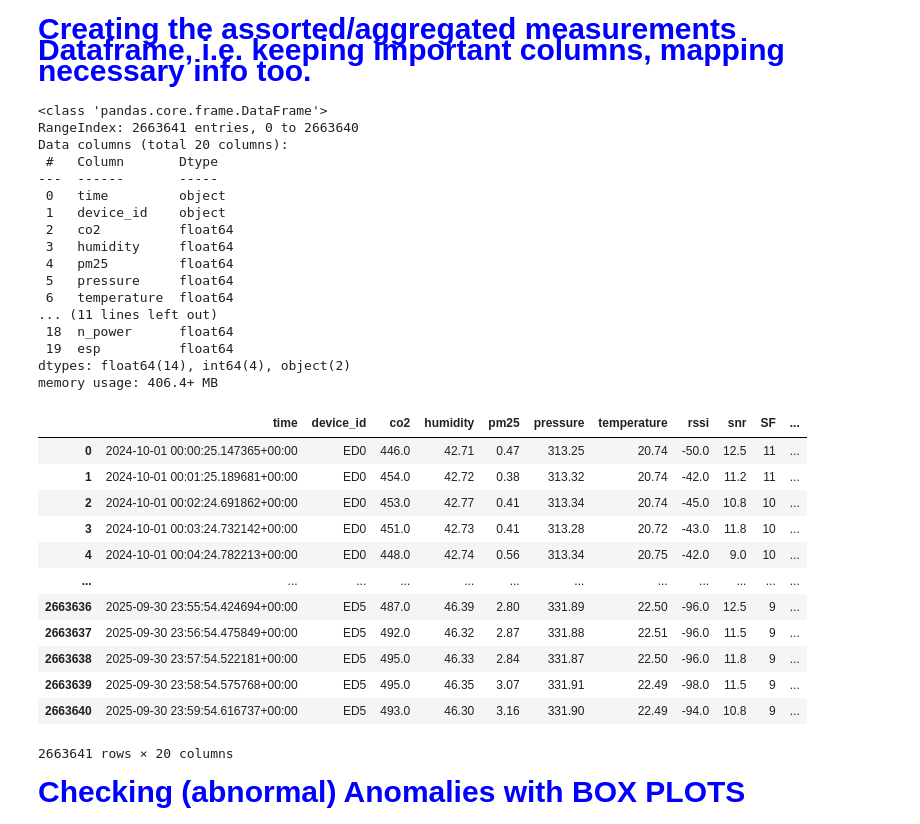
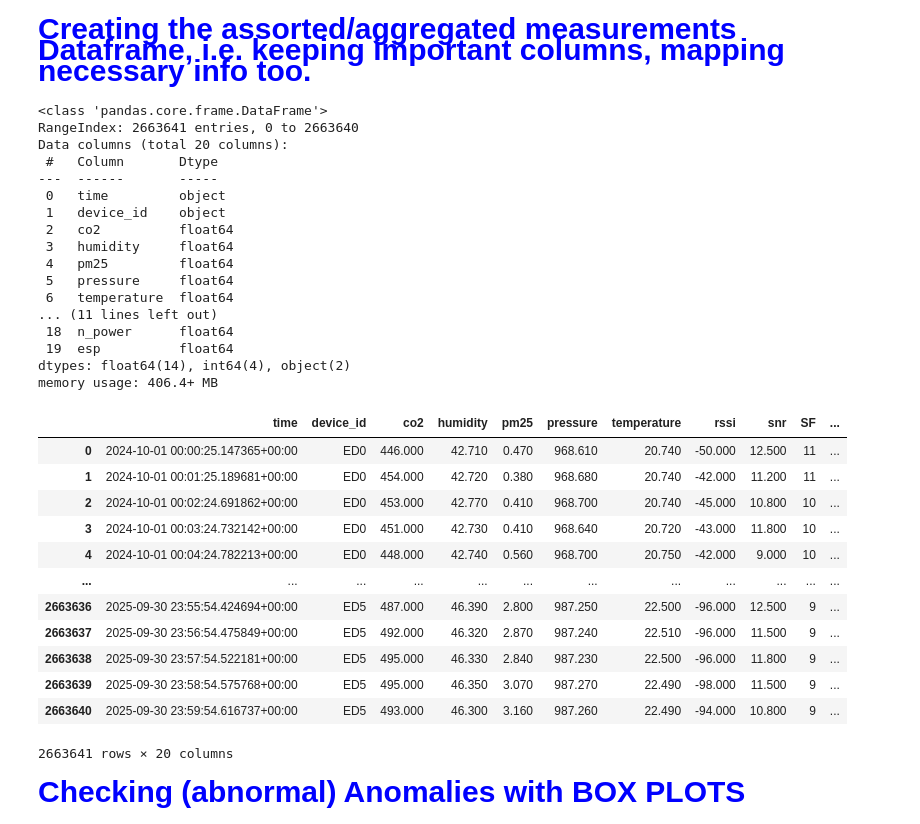
Before and after one commit to nahshonmokua/LoRaWAN-Indoor-PathLoss-Dataset-IEEEACCESS, a Jupyter notebook: 03_Exploratory Data Analysis.ipynb, the cells around one changed output. Drawn from its saved outputs; the diff is of its cells as text; code cells hidden in the pictures.

```diff
--- a/03_Exploratory Data Analysis.ipynb
+++ b/03_Exploratory Data Analysis.ipynb
@@ -90,6 +90,10 @@ columns_to_keep = {
 
 # Select and rename columns to keep the dataset clean
 cleaned_df = new_df[list(columns_to_keep.keys())].rename(columns=columns_to_keep)
+
+# Barometric pressure: the end-device sketch sends int16(hPa * 100), which wraps modulo 65,536 for readings above 655.36 hPa,
+# so the decoded column is hPa - 655.36. Restore hPa (verified against DWD stations).
+cleaned_df['pressure'] = (cleaned_df['pressure'] + 655.36).round(2)
 
 # Drop rows where device_id is 'pilotdevice06'
 cleaned_df = cleaned_df.drop(cleaned_df[cleaned_df['device_id'] == 'pilotdevice06'].index)
@@ -157,44 +161,44 @@ cleaned_df = cleaned_df.assign(
 )
 
 #  'SF' from float to int
 cleaned_df['SF'] = cleaned_df['SF'].astype('int64')
 
 # Save the cleaned and aggregated data to a CSV file
 cleaned_df.to_csv('../all_data_files/aggregated_measurements_data.csv', index=False)
 
 # Display DataFrame information to confirm everything
 cleaned_df.info()
 cleaned_df
 # %% [output]
 <class 'pandas.core.frame.DataFrame'>
 RangeIndex: 2663641 entries, 0 to 2663640
 Data columns (total 20 columns):
  #   Column       Dtype
 ---  ------       -----
  0   time         object
  1   device_id    object
  2   co2          float64
  3   humidity     float64
  4   pm25         float64
  5   pressure     float64
  6   temperature  float64
 ... (11 lines left out)
  18  n_power      float64
  19  esp          float64
 dtypes: float64(14), int64(4), object(2)
 memory usage: 406.4+ MB
 |  | time | device_id | co2 | humidity | pm25 | pressure | temperature | rssi | snr | SF | ... |
-| 0 | 2024-10-01 00:00:25.147365+00:00 | ED0 | 446.0 | 42.71 | 0.47 | 313.25 | 20.74 | -50.0 | 12.5 | 11 | ... |
-| 1 | 2024-10-01 00:01:25.189681+00:00 | ED0 | 454.0 | 42.72 | 0.38 | 313.32 | 20.74 | -42.0 | 11.2 | 11 | ... |
-| 2 | 2024-10-01 00:02:24.691862+00:00 | ED0 | 453.0 | 42.77 | 0.41 | 313.34 | 20.74 | -45.0 | 10.8 | 10 | ... |
-| 3 | 2024-10-01 00:03:24.732142+00:00 | ED0 | 451.0 | 42.73 | 0.41 | 313.28 | 20.72 | -43.0 | 11.8 | 10 | ... |
-| 4 | 2024-10-01 00:04:24.782213+00:00 | ED0 | 448.0 | 42.74 | 0.56 | 313.34 | 20.75 | -42.0 | 9.0 | 10 | ... |
+| 0 | 2024-10-01 00:00:25.147365+00:00 | ED0 | 446.000 | 42.710 | 0.470 | 968.610 | 20.740 | -50.000 | 12.500 | 11 | ... |
+| 1 | 2024-10-01 00:01:25.189681+00:00 | ED0 | 454.000 | 42.720 | 0.380 | 968.680 | 20.740 | -42.000 | 11.200 | 11 | ... |
+| 2 | 2024-10-01 00:02:24.691862+00:00 | ED0 | 453.000 | 42.770 | 0.410 | 968.700 | 20.740 | -45.000 | 10.800 | 10 | ... |
+| 3 | 2024-10-01 00:03:24.732142+00:00 | ED0 | 451.000 | 42.730 | 0.410 | 968.640 | 20.720 | -43.000 | 11.800 | 10 | ... |
+| 4 | 2024-10-01 00:04:24.782213+00:00 | ED0 | 448.000 | 42.740 | 0.560 | 968.700 | 20.750 | -42.000 | 9.000 | 10 | ... |
 | ... | ... | ... | ... | ... | ... | ... | ... | ... | ... | ... | ... |
-| 2663636 | 2025-09-30 23:55:54.424694+00:00 | ED5 | 487.0 | 46.39 | 2.80 | 331.89 | 22.50 | -96.0 | 12.5 | 9 | ... |
-| 2663637 | 2025-09-30 23:56:54.475849+00:00 | ED5 | 492.0 | 46.32 | 2.87 | 331.88 | 22.51 | -96.0 | 11.5 | 9 | ... |
-| 2663638 | 2025-09-30 23:57:54.522181+00:00 | ED5 | 495.0 | 46.33 | 2.84 | 331.87 | 22.50 | -96.0 | 11.8 | 9 | ... |
-| 2663639 | 2025-09-30 23:58:54.575768+00:00 | ED5 | 495.0 | 46.35 | 3.07 | 331.91 | 22.49 | -98.0 | 11.5 | 9 | ... |
-| 2663640 | 2025-09-30 23:59:54.616737+00:00 | ED5 | 493.0 | 46.30 | 3.16 | 331.90 | 22.49 | -94.0 | 10.8 | 9 | ... |
+| 2663636 | 2025-09-30 23:55:54.424694+00:00 | ED5 | 487.000 | 46.390 | 2.800 | 987.250 | 22.500 | -96.000 | 12.500 | 9 | ... |
+| 2663637 | 2025-09-30 23:56:54.475849+00:00 | ED5 | 492.000 | 46.320 | 2.870 | 987.240 | 22.510 | -96.000 | 11.500 | 9 | ... |
+| 2663638 | 2025-09-30 23:57:54.522181+00:00 | ED5 | 495.000 | 46.330 | 2.840 | 987.230 | 22.500 | -96.000 | 11.800 | 9 | ... |
+| 2663639 | 2025-09-30 23:58:54.575768+00:00 | ED5 | 495.000 | 46.350 | 3.070 | 987.270 | 22.490 | -98.000 | 11.500 | 9 | ... |
+| 2663640 | 2025-09-30 23:59:54.616737+00:00 | ED5 | 493.000 | 46.300 | 3.160 | 987.260 | 22.490 | -94.000 | 10.800 | 9 | ... |
 2663641 rows × 20 columns
 # %% [markdown]
 <p style="font-family: 'Courier New', Courier, monospace; font-size: 30px; font-weight: bold; color: blue;  text-align: left;">
```
Also changed, not shown: parts of 8 cells of this notebook, 1 other file.
